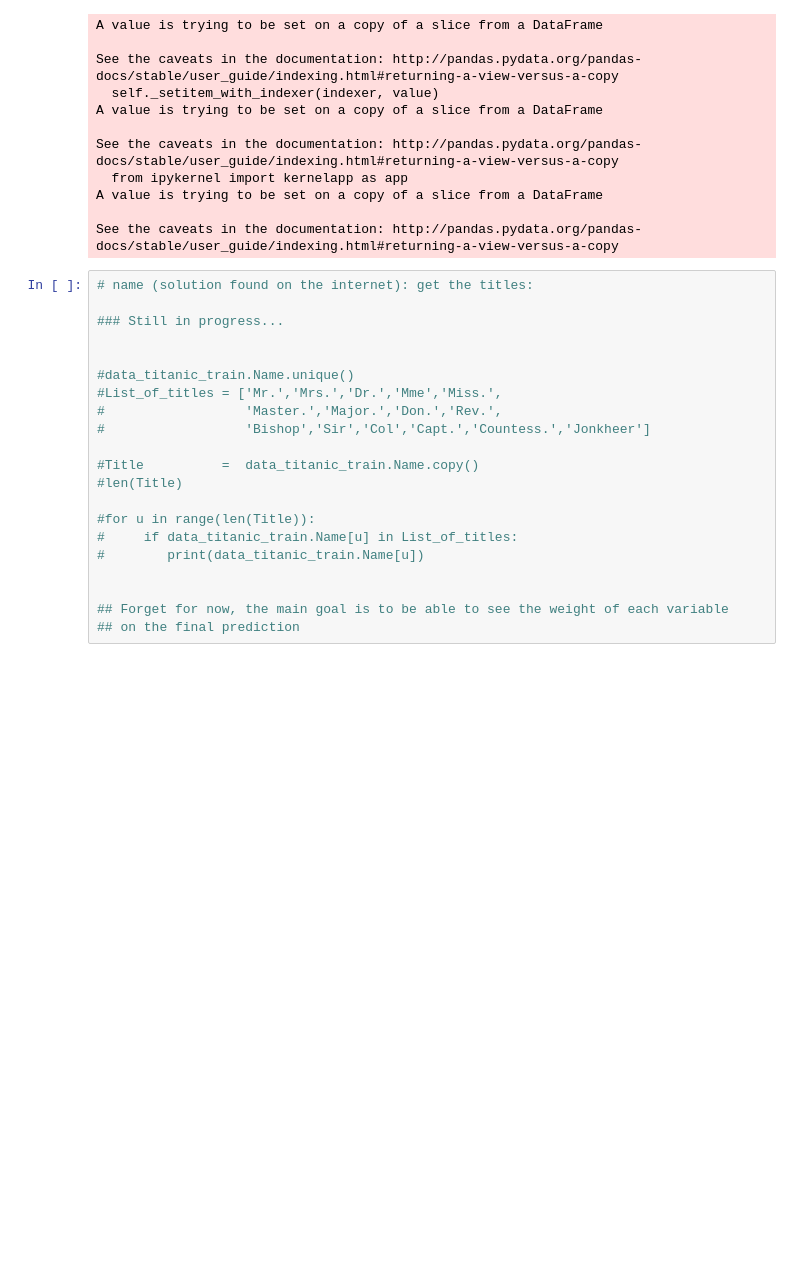
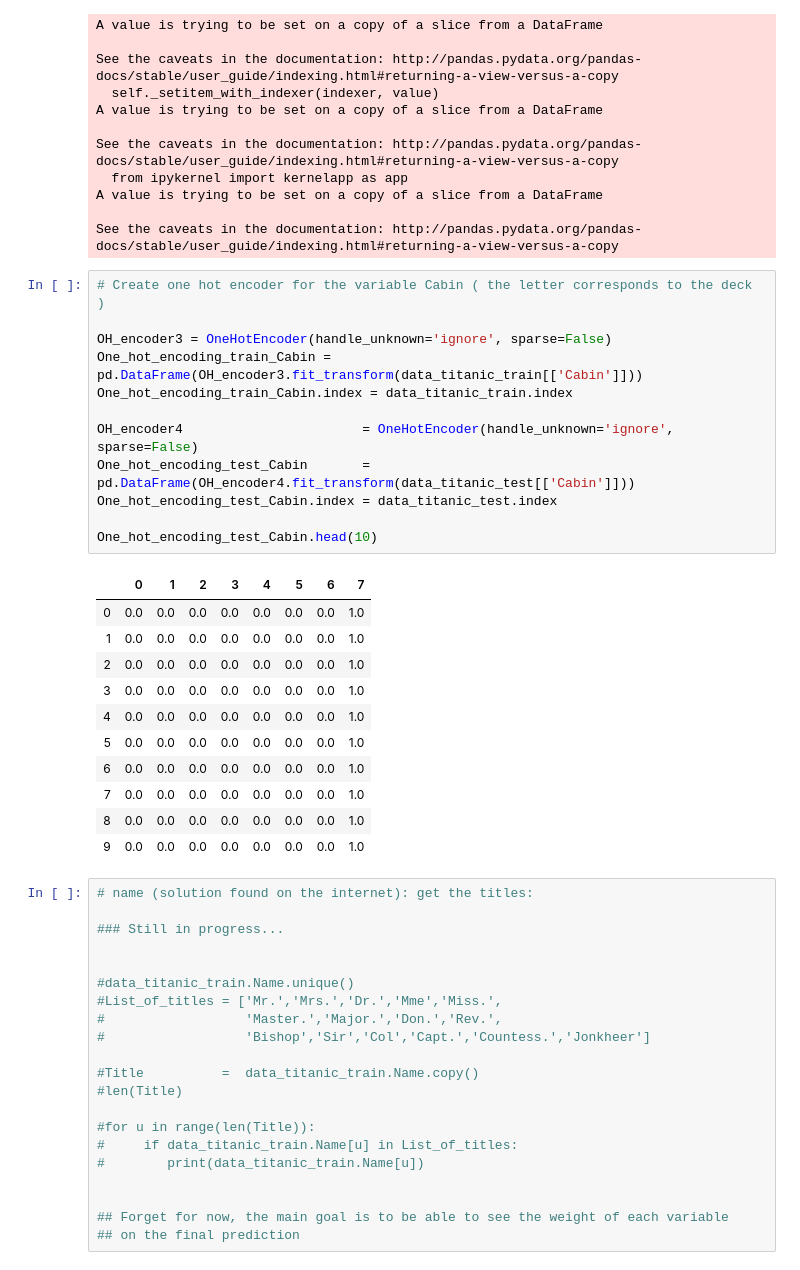
Before and after one commit to JB-Git-15/Kaggle_competitions, a Jupyter notebook: titanic_good_improvement_see_effect_of_separate_variables_on_accuracy.ipynb, the cells around one changed output. Saved outputs shown, nothing was run; the diff lists cells and outputs as text; blank space fills up the shorter version.

```diff
--- a/titanic_good_improvement_see_effect_of_separate_variables_on_accuracy.ipynb
+++ b/titanic_good_improvement_see_effect_of_separate_variables_on_accuracy.ipynb
@@ -284,6 +287,30 @@ See the caveats in the documentation: http://pandas.pydata.org/pandas-docs/stabl
 A value is trying to be set on a copy of a slice from a DataFrame
 
 See the caveats in the documentation: http://pandas.pydata.org/pandas-docs/stable/user_guide/indexing.html#returning-a-view-versus-a-copy
+# %%
+# Create one hot encoder for the variable Cabin ( the letter corresponds to the deck )
+
+OH_encoder3 = OneHotEncoder(handle_unknown='ignore', sparse=False)
+One_hot_encoding_train_Cabin = pd.DataFrame(OH_encoder3.fit_transform(data_titanic_train[['Cabin']]))
+One_hot_encoding_train_Cabin.index = data_titanic_train.index
+
+OH_encoder4                       = OneHotEncoder(handle_unknown='ignore', sparse=False)
+One_hot_encoding_test_Cabin       = pd.DataFrame(OH_encoder4.fit_transform(data_titanic_test[['Cabin']]))
+One_hot_encoding_test_Cabin.index = data_titanic_test.index
+
+One_hot_encoding_test_Cabin.head(10)
+# %% [output]
+|  | 0 | 1 | 2 | 3 | 4 | 5 | 6 | 7 |
+| 0 | 0.0 | 0.0 | 0.0 | 0.0 | 0.0 | 0.0 | 0.0 | 1.0 |
+| 1 | 0.0 | 0.0 | 0.0 | 0.0 | 0.0 | 0.0 | 0.0 | 1.0 |
+| 2 | 0.0 | 0.0 | 0.0 | 0.0 | 0.0 | 0.0 | 0.0 | 1.0 |
+| 3 | 0.0 | 0.0 | 0.0 | 0.0 | 0.0 | 0.0 | 0.0 | 1.0 |
+| 4 | 0.0 | 0.0 | 0.0 | 0.0 | 0.0 | 0.0 | 0.0 | 1.0 |
+| 5 | 0.0 | 0.0 | 0.0 | 0.0 | 0.0 | 0.0 | 0.0 | 1.0 |
+| 6 | 0.0 | 0.0 | 0.0 | 0.0 | 0.0 | 0.0 | 0.0 | 1.0 |
+| 7 | 0.0 | 0.0 | 0.0 | 0.0 | 0.0 | 0.0 | 0.0 | 1.0 |
+| 8 | 0.0 | 0.0 | 0.0 | 0.0 | 0.0 | 0.0 | 0.0 | 1.0 |
+| 9 | 0.0 | 0.0 | 0.0 | 0.0 | 0.0 | 0.0 | 0.0 | 1.0 |
 # %%
 # name (solution found on the internet): get the titles:
 
```
Also changed, not shown: parts of 16 cells of this notebook.
